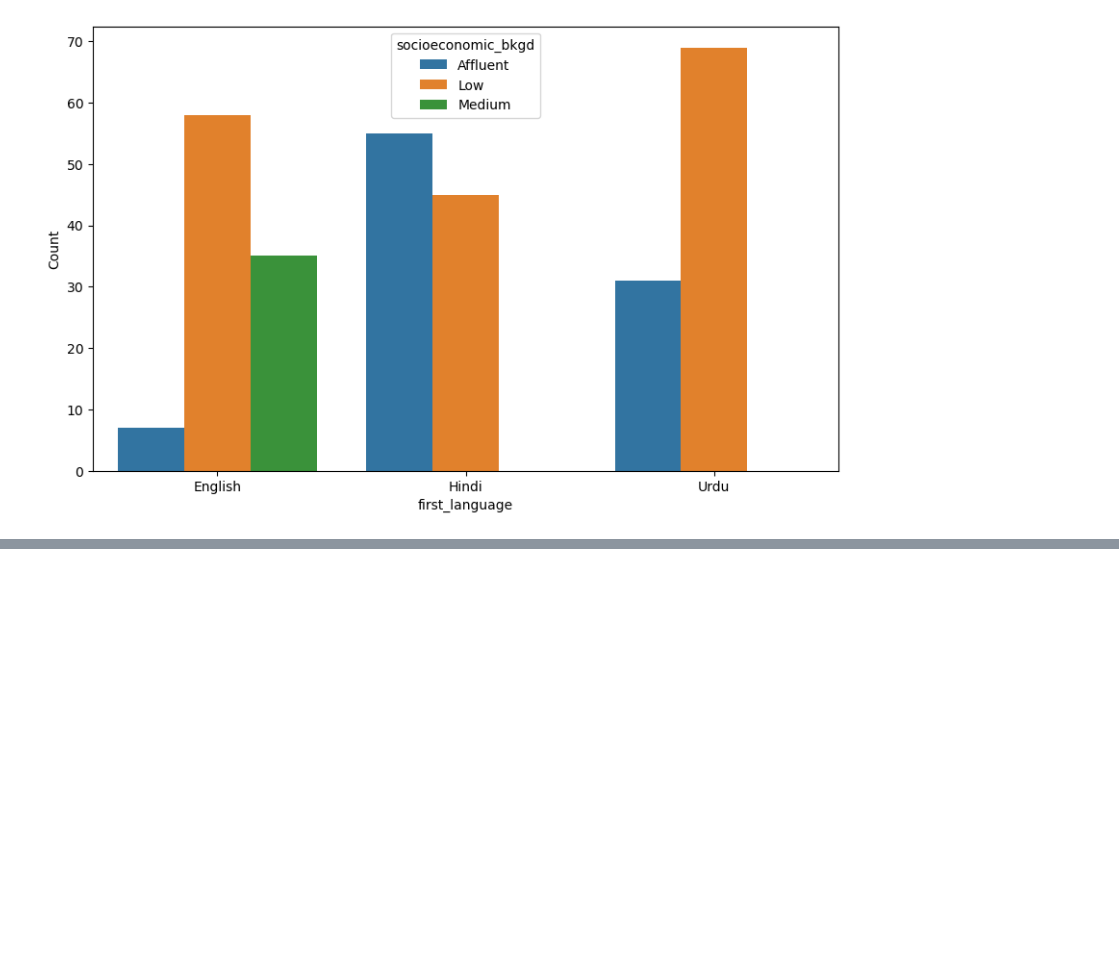
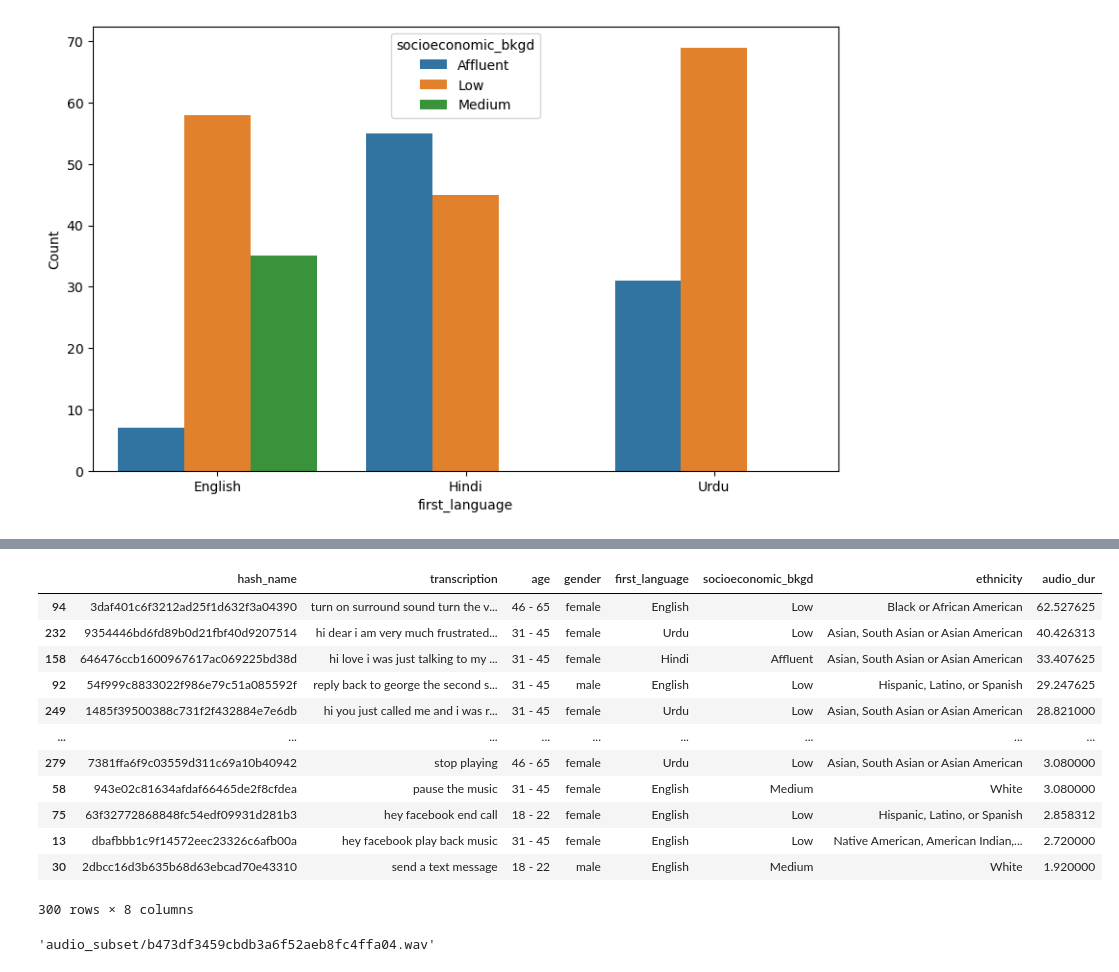
Before and after one commit to zpsheldon/ml-fairness, a Jupyter notebook: hw2/eda.ipynb, the cells around one changed output, grey strips where cells are left out. Cells and saved outputs as stored; diff of their text form; code cells hidden in the pictures; blank space fills up the shorter version.

```diff
--- a/hw2/eda.ipynb
+++ b/hw2/eda.ipynb
@@ -100,0 +135,16 @@ plt.show()
+# %%
+sub_df.sort_values("audio_dur",ascending=False)
+# %% [output]
+|  | hash_name | transcription | age | gender | first_language | socioeconomic_bkgd | ethnicity | audio_dur |
+| 94 | 3daf401c6f3212ad25f1d632f3a04390 | turn on surround sound turn the v... | 46 - 65 | female | English | Low | Black or African American | 62.527625 |
+| 232 | 9354446bd6fd89b0d21fbf40d9207514 | hi dear i am very much frustrated... | 31 - 45 | female | Urdu | Low | Asian, South Asian or Asian American | 40.426313 |
+| 158 | 646476ccb1600967617ac069225bd38d | hi love i was just talking to my ... | 31 - 45 | female | Hindi | Affluent | Asian, South Asian or Asian American | 33.407625 |
+| 92 | 54f999c8833022f986e79c51a085592f | reply back to george the second s... | 31 - 45 | male | English | Low | Hispanic, Latino, or Spanish | 29.247625 |
+| 249 | 1485f39500388c731f2f432884e7e6db | hi you just called me and i was r... | 31 - 45 | female | Urdu | Low | Asian, South Asian or Asian American | 28.821000 |
+| ... | ... | ... | ... | ... | ... | ... | ... | ... |
+| 279 | 7381ffa6f9c03559d311c69a10b40942 | stop playing | 46 - 65 | female | Urdu | Low | Asian, South Asian or Asian American | 3.080000 |
+| 58 | 943e02c81634afdaf66465de2f8cfdea | pause the music | 31 - 45 | female | English | Medium | White | 3.080000 |
+| 75 | 63f32772868848fc54edf09931d281b3 | hey facebook end call | 18 - 22 | female | English | Low | Hispanic, Latino, or Spanish | 2.858312 |
+| 13 | dbafbbb1c9f14572eec23326c6afb00a | hey facebook play back music | 31 - 45 | female | English | Low | Native American, American Indian,... | 2.720000 |
+| 30 | 2dbcc16d3b635b68d63ebcad70e43310 | send a text message | 18 - 22 | male | English | Medium | White | 1.920000 |
+300 rows × 8 columns
@@ -100,0 +163,5 @@ plt.show()
+# %%
+import shutil
+shutil.copy("asr_fairness_audio/b473df3459cbdb3a6f52aeb8fc4ffa04.wav", "audio_subset/")
+# %% [output]
+'audio_subset/b473df3459cbdb3a6f52aeb8fc4ffa04.wav'
```
Also changed, not shown: parts of 6 cells of this notebook, 3 other files.
